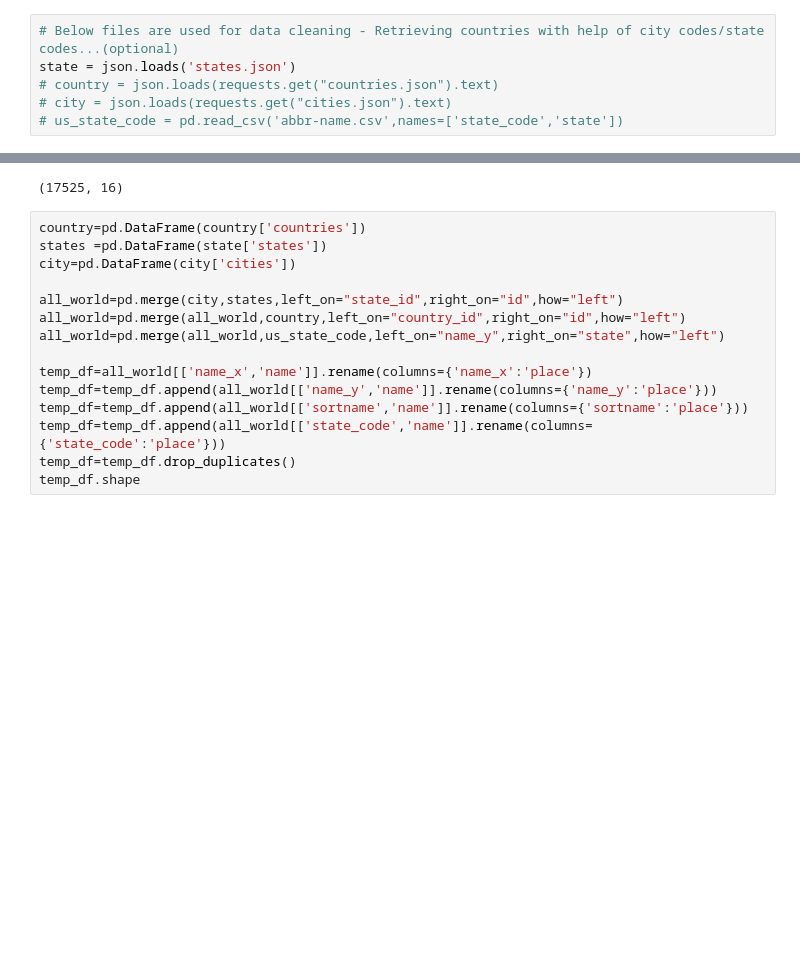
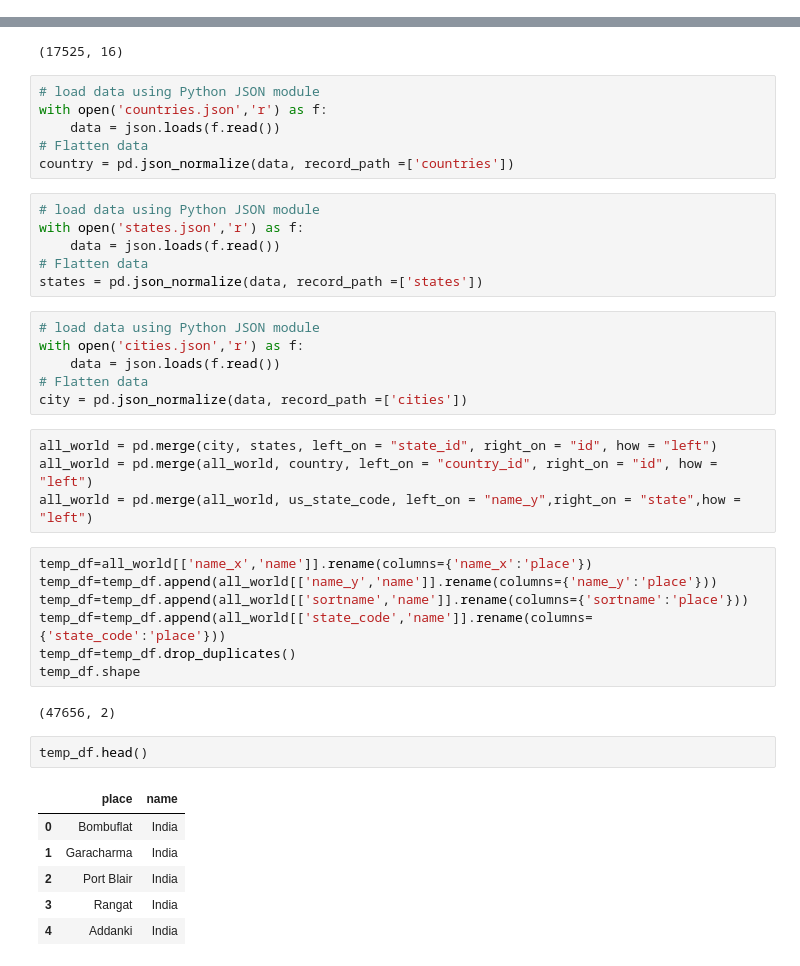
Before and after one commit to dipeshrohan/COVID19-Twitter-Sentiment-Analysis, a Jupyter notebook: COVID19 Tweets and Sentiment Analysis.ipynb, the cells around one changed output, grey strips where cells are left out. Cells and saved outputs as stored; diff of their text form; blank space fills up the shorter version.

```diff
--- a/COVID19 Tweets and Sentiment Analysis.ipynb
+++ b/COVID19 Tweets and Sentiment Analysis.ipynb
@@ -79,9 +52,3 @@ country_code.head()
 country_code.shape
 # %% [output]
 (222, 3)
-# %%
-# Below files are used for data cleaning - Retrieving countries with help of city codes/state codes...(optional)
-state = json.loads('states.json')
-# country = json.loads(requests.get("countries.json").text)
-# city = json.loads(requests.get("cities.json").text)
-# us_state_code = pd.read_csv('abbr-name.csv',names=['state_code','state'])
@@ -126,18 +88,43 @@ with_country_name.head()
 with_country_name.shape
 # %% [output]
 (17525, 16)
+# %%
+# load data using Python JSON module
+with open('countries.json','r') as f:
+    data = json.loads(f.read())
+# Flatten data
+country = pd.json_normalize(data, record_path =['countries'])
+# %%
+# load data using Python JSON module
+with open('states.json','r') as f:
+    data = json.loads(f.read())
+# Flatten data
+states = pd.json_normalize(data, record_path =['states'])
+# %%
+# load data using Python JSON module
+with open('cities.json','r') as f:
+    data = json.loads(f.read())
+# Flatten data
+city = pd.json_normalize(data, record_path =['cities'])
+# %%
+all_world = pd.merge(city, states, left_on = "state_id", right_on = "id", how = "left")
+all_world = pd.merge(all_world, country, left_on = "country_id", right_on = "id", how = "left")
+all_world = pd.merge(all_world, us_state_code, left_on = "name_y",right_on = "state",how = "left")
 # %%
-country=pd.DataFrame(country['countries'])
-states =pd.DataFrame(state['states'])
-city=pd.DataFrame(city['cities'])
-
-all_world=pd.merge(city,states,left_on="state_id",right_on="id",how="left")
-all_world=pd.merge(all_world,country,left_on="country_id",right_on="id",how="left")
-all_world=pd.merge(all_world,us_state_code,left_on="name_y",right_on="state",how="left")
-
 temp_df=all_world[['name_x','name']].rename(columns={'name_x':'place'})
 temp_df=temp_df.append(all_world[['name_y','name']].rename(columns={'name_y':'place'}))
 temp_df=temp_df.append(all_world[['sortname','name']].rename(columns={'sortname':'place'}))
 temp_df=temp_df.append(all_world[['state_code','name']].rename(columns={'state_code':'place'}))
 temp_df=temp_df.drop_duplicates()
 temp_df.shape
+# %% [output]
+(47656, 2)
+# %%
+temp_df.head()
+# %% [output]
+|  | place | name |
+| 0 | Bombuflat | India |
+| 1 | Garacharma | India |
+| 2 | Port Blair | India |
+| 3 | Rangat | India |
+| 4 | Addanki | India |
```
Also changed, not shown: parts of 71 cells of this notebook, 1 other file.
